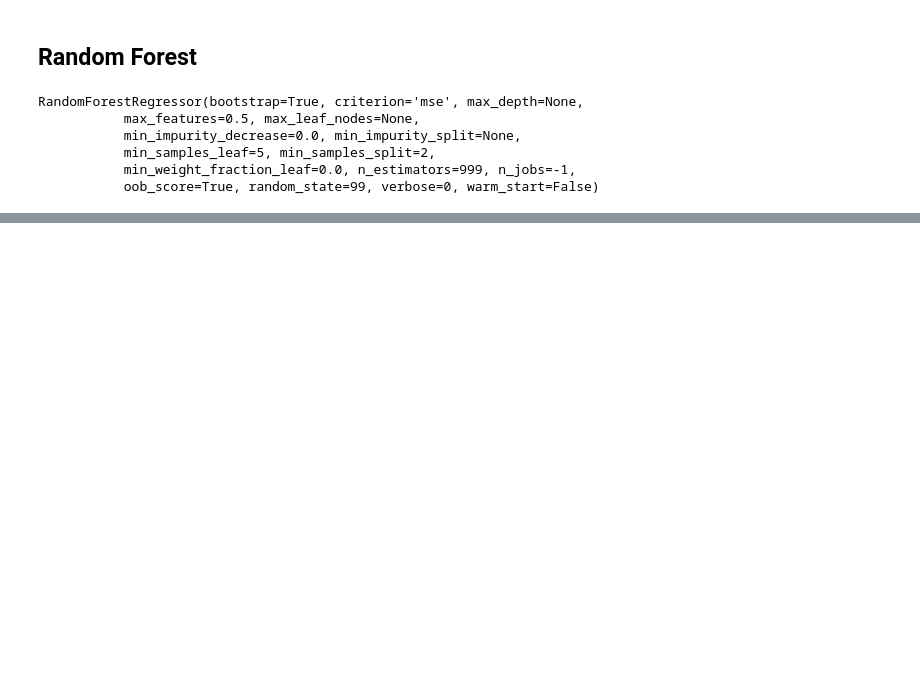
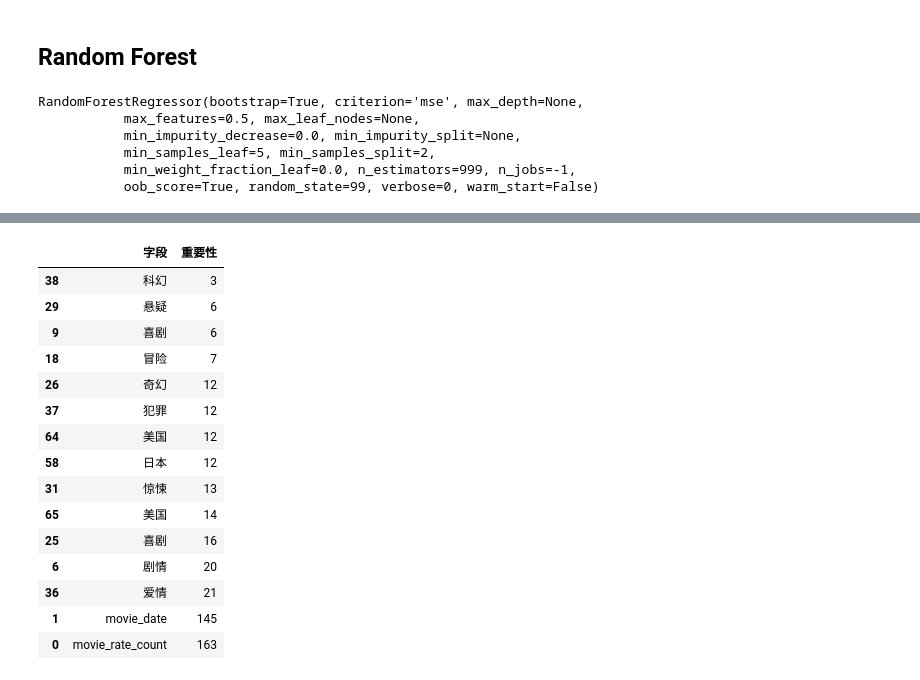
Before and after one commit to OracyC/douban_moive_data_analysis, a Jupyter notebook: analysis.ipynb, the cells around one changed output, grey strips where cells are left out. Cells and saved outputs as stored; diff of their text form; code cells hidden in the pictures; blank space fills up the shorter version.

```diff
--- a/analysis.ipynb
+++ b/analysis.ipynb
@@ -347,0 +394,23 @@ plot_fi(fi[-10:])
+# %%
+booster = lgbm.booster_
+importance = booster.feature_importance(importance_type='split')
+feature_name = booster.feature_name()
+feature_importance = pd.DataFrame({'字段':feature_name,'重要性':importance} ).sort_values('重要性', ascending=True)
+feature_importance[-15:]
+# %% [output]
+|  | 字段 | 重要性 |
+| 38 | 科幻 | 3 |
+| 29 | 悬疑 | 6 |
+| 9 | 喜剧 | 6 |
+| 18 | 冒险 | 7 |
+| 26 | 奇幻 | 12 |
+| 37 | 犯罪 | 12 |
+| 64 | 美国 | 12 |
+| 58 | 日本 | 12 |
+| 31 | 惊悚 | 13 |
+| 65 | 美国 | 14 |
+| 25 | 喜剧 | 16 |
+| 6 | 剧情 | 20 |
+| 36 | 爱情 | 21 |
+| 1 | movie_date | 145 |
+| 0 | movie_rate_count | 163 |
```
Also changed, not shown: parts of 16 cells of this notebook, 3 other files.
